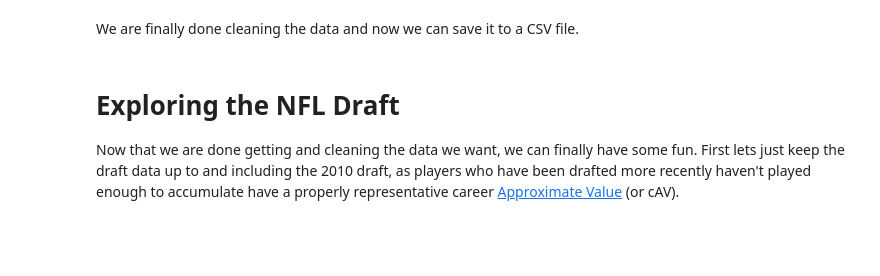
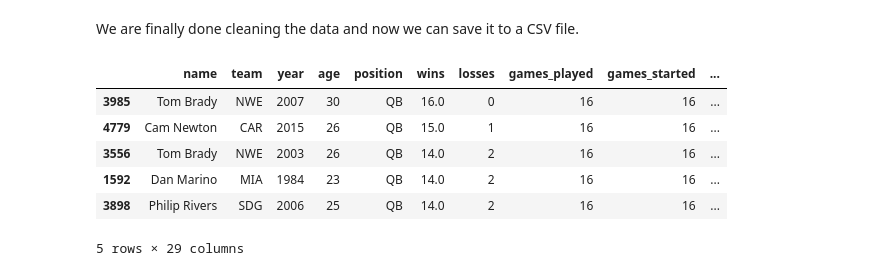
Before and after one commit to kpolimis/SOC590-Python-tutorial, a Jupyter notebook: notebooks/nfl_passing.ipynb, the cells around one changed output. Cells and saved outputs as stored; diff of their text form; code cells hidden in the pictures; blank space fills up the shorter version.

```diff
--- a/notebooks/nfl_passing.ipynb
+++ b/notebooks/nfl_passing.ipynb
@@ -451,3 +395,4 @@ From the above we can see that a lot of the player data isn't numeric when it sh
 # %%
 # convert the data to proper numeric types
-draft_df = draft_df.apply(pd.to_numeric, errors="ignore")
+passing_df_clean = passing_df_clean.apply(pd.to_numeric, errors="ignore")
+passing_df_clean.info()
@@ -457,9 +418,9 @@ draft_df.info()
 We are not done yet. A lot of out numeric columns are missing data because players didn't accumulate any of those stats.  For example, some players didn't score a TD or even play a game.  Let's select the columns with numeric data and then replace the `NaN`s (the current value that represents the missing data) with 0s, as that is a more appropriate value.
 # %%
 # Get the column names for the numeric columns
-num_cols = draft_df.columns[draft_df.dtypes != object]
+num_cols = passing_df_clean.columns[passing_df_clean.dtypes != object]
 
 # Replace all NaNs with 0
-draft_df.loc[:, num_cols] = draft_df.loc[:, num_cols].fillna(0)
+passing_df_clean.loc[:, num_cols] = passing_df_clean.loc[:, num_cols].fillna(0)
 # %%
 # Everything is filled, except for Player_ID, which is fine for now
@@ -467,8 +446,16 @@ draft_df.info()
 # %% [markdown]
 We are finally done cleaning the data and now we can save it to a CSV file.
+# %%
+passing_df_clean = passing_df_clean[pd.notnull(passing_df_clean['name'])]
+passing_df_clean.sort_values('wins', ascending=False, axis=0, inplace=True)
 # %%
-draft_df.to_csv("../data/clean_data/pfr_nfl_draft_data_CLEAN.csv", index=False)
+passing_df_clean.to_csv("../data/clean_data/pfr_nfl_passing_data_CLEAN.csv", index=False)
+passing_df_clean.head()
+# %% [output]
+|  | name | team | year | age | position | wins | losses | games_played | games_started | ... |
+| 3985 | Tom Brady | NWE | 2007 | 30 | QB | 16.0 | 0 | 16 | 16 | ... |
+| 4779 | Cam Newton | CAR | 2015 | 26 | QB | 15.0 | 1 | 16 | 16 | ... |
+| 3556 | Tom Brady | NWE | 2003 | 26 | QB | 14.0 | 2 | 16 | 16 | ... |
+| 1592 | Dan Marino | MIA | 1984 | 23 | QB | 14.0 | 2 | 16 | 16 | ... |
+| 3898 | Philip Rivers | SDG | 2006 | 25 | QB | 14.0 | 2 | 16 | 16 | ... |
+5 rows × 29 columns
-# %% [markdown]
-# Exploring the NFL Draft
-
-Now that we are done getting and cleaning the data we want, we can finally have some fun.  First lets just keep the draft data up to and including the 2010 draft, as players who have been drafted more recently haven't played enough to accumulate have a properly representative career [Approximate Value](http://www.sports-reference.com/blog/approximate-value-methodology/) (or cAV).
```
Also changed, not shown: parts of 43 cells of this notebook, 5 other files.
